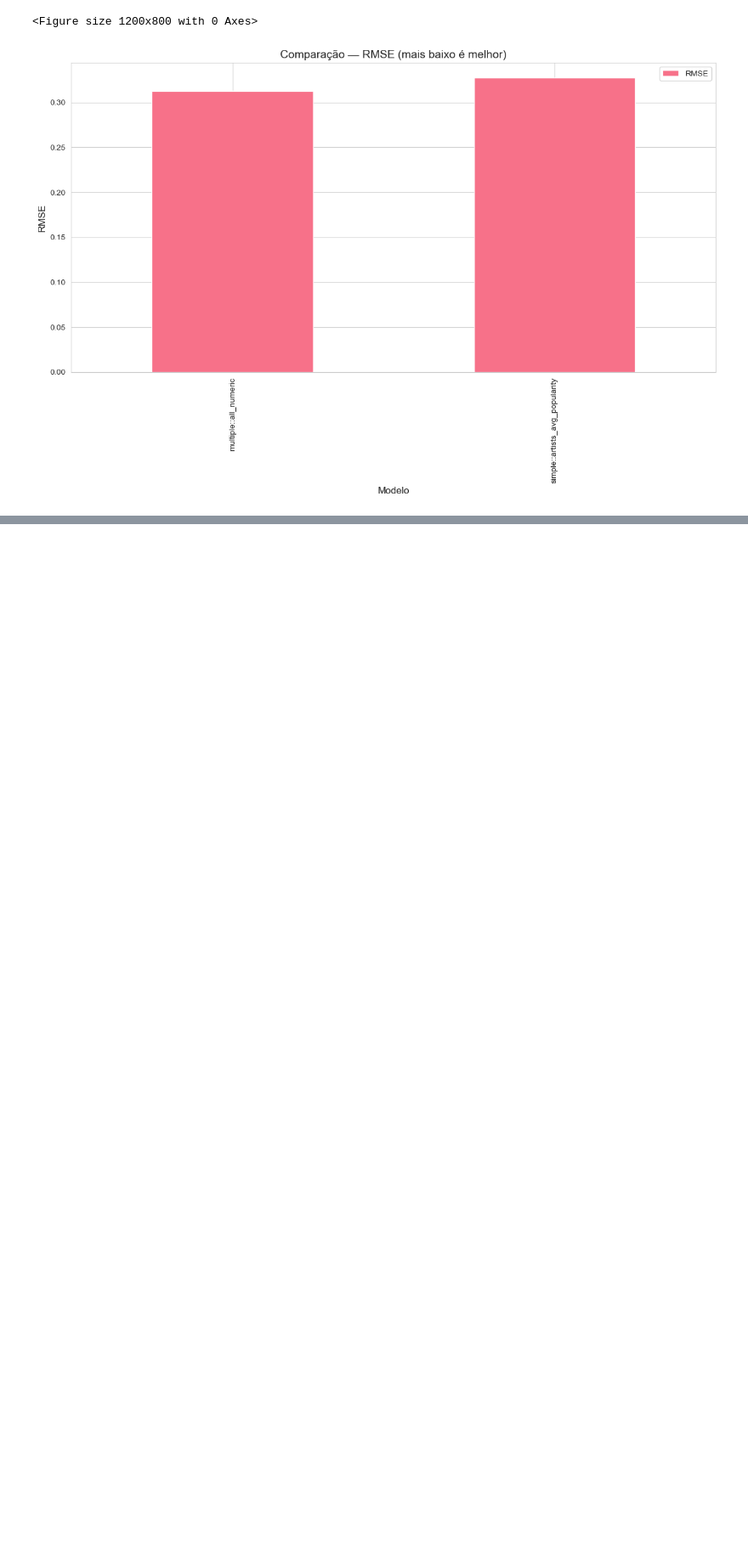
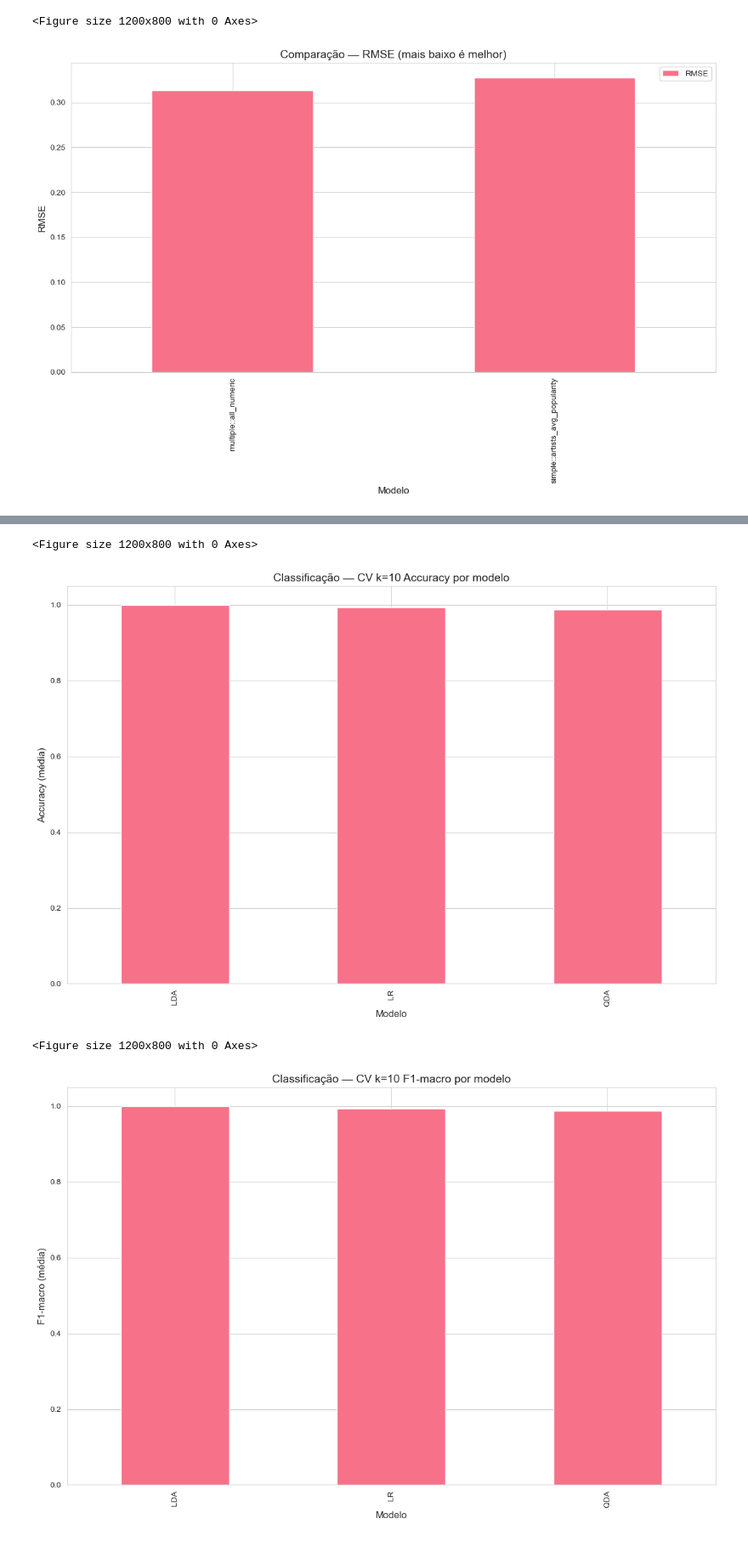
Before and after one commit to Mendoncaa/APRAU_G15, a Jupyter notebook: Projeto_1.ipynb, the cells around one changed output, grey strips where cells are left out. Shown at 85% size. Saved outputs shown, nothing was run; the diff lists cells and outputs as text; code cells hidden in the pictures; blank space fills up the shorter version.

Commit message:
Methods Application - Classification (Incomplete)

```diff
--- a/Projeto_1.ipynb
+++ b/Projeto_1.ipynb
@@ -936,0 +1149,59 @@ plt.tight_layout(); plt.show()
+# %%
+
+# === 4.PLOTS — Classification (CV & Bootstrap) — refatorado sem try/except ===
+import matplotlib.pyplot as plt
+import numpy as np
+import pandas as pd
+
+# Fig 1: CV k=10 Accuracy
+fig = plt.figure()
+tab_cv10[['model','acc_mean']].set_index('model').plot(kind='bar', legend=False)
+plt.title('Classificação — CV k=10 Accuracy por modelo')
+plt.xlabel('Modelo'); plt.ylabel('Accuracy (média)')
+plt.tight_layout(); plt.show()
+
+# Fig 2: CV k=10 F1-macro
+fig = plt.figure()
+tab_cv10[['model','f1m_mean']].set_index('model').plot(kind='bar', legend=False)
+plt.title('Classificação — CV k=10 F1-macro por modelo')
+plt.xlabel('Modelo'); plt.ylabel('F1-macro (média)')
+plt.tight_layout(); plt.show()
+
+# Fig 3: Bootstrap OOB Accuracy — Boxplot por modelo (recalcular distribuições aqui)
+from sklearn.linear_model import LogisticRegression
+from sklearn.discriminant_analysis import LinearDiscriminantAnalysis, QuadraticDiscriminantAnalysis
+from sklearn.metrics import accuracy_score
+
+models = {
+    "LR":  LogisticRegression(max_iter=1000, multi_class='auto'),
+    "LDA": LinearDiscriminantAnalysis(),
+    "QDA": QuadraticDiscriminantAnalysis(reg_param=1e-3),
+}
+
+def _bootstrap_oob(model, X, y, B=200, seed=42):
+    rng = np.random.RandomState(seed)
+    n = len(y)
+    accs = []
+    for _ in range(B):
+        idx = rng.randint(0, n, size=n)
+        oob = np.ones(n, dtype=bool); oob[idx] = False
+        if not oob.any():
+            continue
+        Xb, yb = X.iloc[idx], y.iloc[idx]
+        Xo, yo = X.iloc[oob], y.iloc[oob]
+        model.fit(Xb, yb)
+        accs.append(accuracy_score(yo, model.predict(Xo)))
+    return np.array(accs)
+
+acc_dict = {name: _bootstrap_oob(mdl, Xc_all, yc_all, B=200, seed=42) for name, mdl in models.items()}
+
+fig = plt.figure()
+plt.boxplot([acc_dict[k] for k in acc_dict.keys()], labels=list(acc_dict.keys()))
+plt.title('Classificação — Bootstrap OOB Accuracy (distribuição por modelo)')
+plt.xlabel('Modelo'); plt.ylabel('Accuracy (OOB)')
+plt.tight_layout(); plt.show()
+# %% [output]
+<Figure size 1200x800 with 0 Axes>
+[figure, added]
+<Figure size 1200x800 with 0 Axes>
+[figure, added]
```
Also changed, not shown: parts of 14 cells of this notebook.
